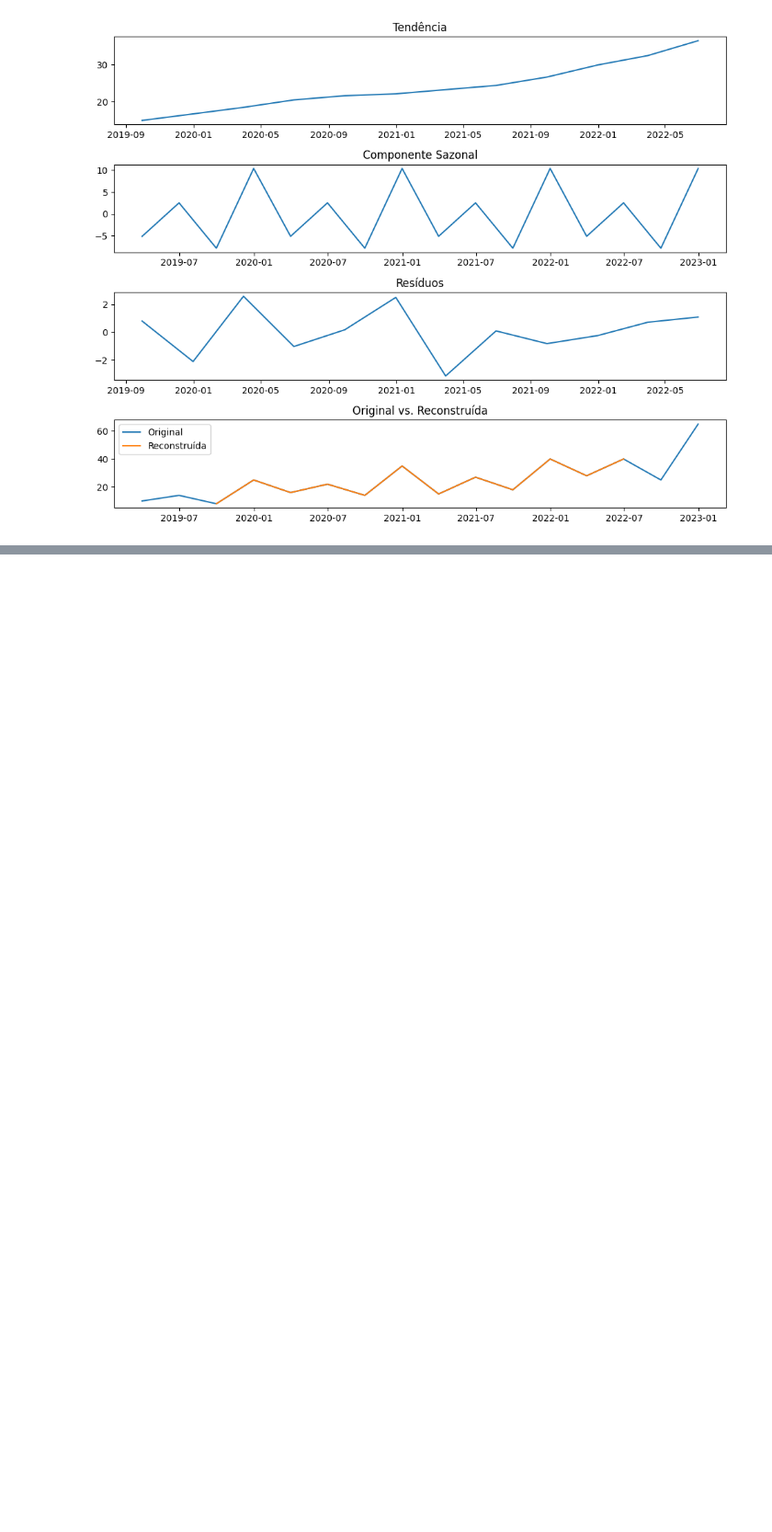
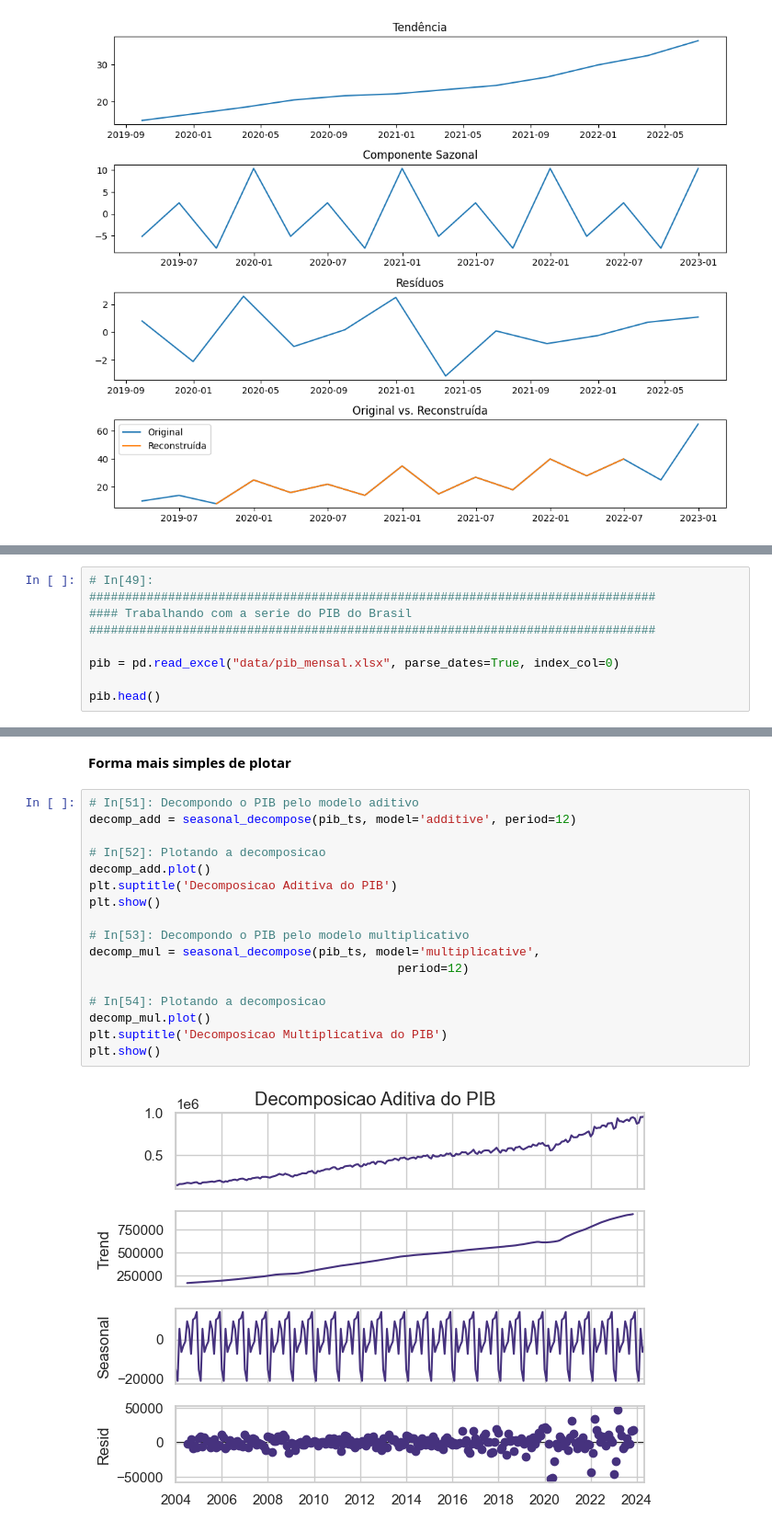
Before and after one commit to luizalaquini/time-series, a Jupyter notebook: script.ipynb, the cells around one changed output, grey strips where cells are left out. Shown at 92% size. Cells and saved outputs as stored; diff of their text form; blank space fills up the shorter version.

```diff
--- a/script.ipynb
+++ b/script.ipynb
@@ -2906,0 +834,9 @@ else:
+# %%
+# In[49]:
+###############################################################################
+#### Trabalhando com a serie do PIB do Brasil
+###############################################################################
+
+pib = pd.read_excel("data/pib_mensal.xlsx", parse_dates=True, index_col=0)
+
+pib.head()
@@ -2906,0 +865,21 @@ else:
+# %% [markdown]
+**Forma mais simples de plotar**
+# %%
+# In[51]: Decompondo o PIB pelo modelo aditivo
+decomp_add = seasonal_decompose(pib_ts, model='additive', period=12)
+
+# In[52]: Plotando a decomposicao
+decomp_add.plot()
+plt.suptitle('Decomposicao Aditiva do PIB')
+plt.show()
+
+# In[53]: Decompondo o PIB pelo modelo multiplicativo
+decomp_mul = seasonal_decompose(pib_ts, model='multiplicative',
+                                           period=12)
+
+# In[54]: Plotando a decomposicao
+decomp_mul.plot()
+plt.suptitle('Decomposicao Multiplicativa do PIB')
+plt.show()
+# %% [output]
+[figure, added]
```
Also changed, not shown: parts of 36 cells of this notebook.
